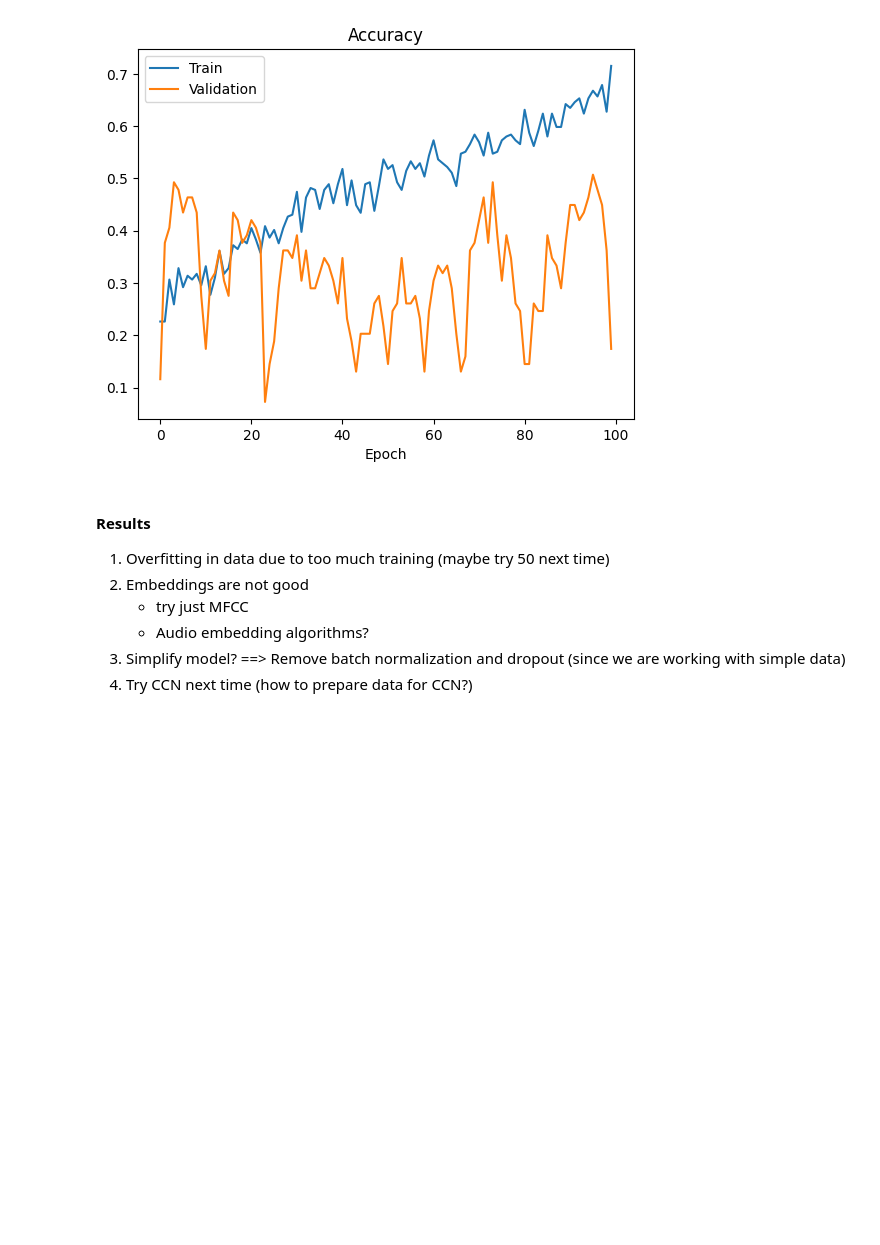
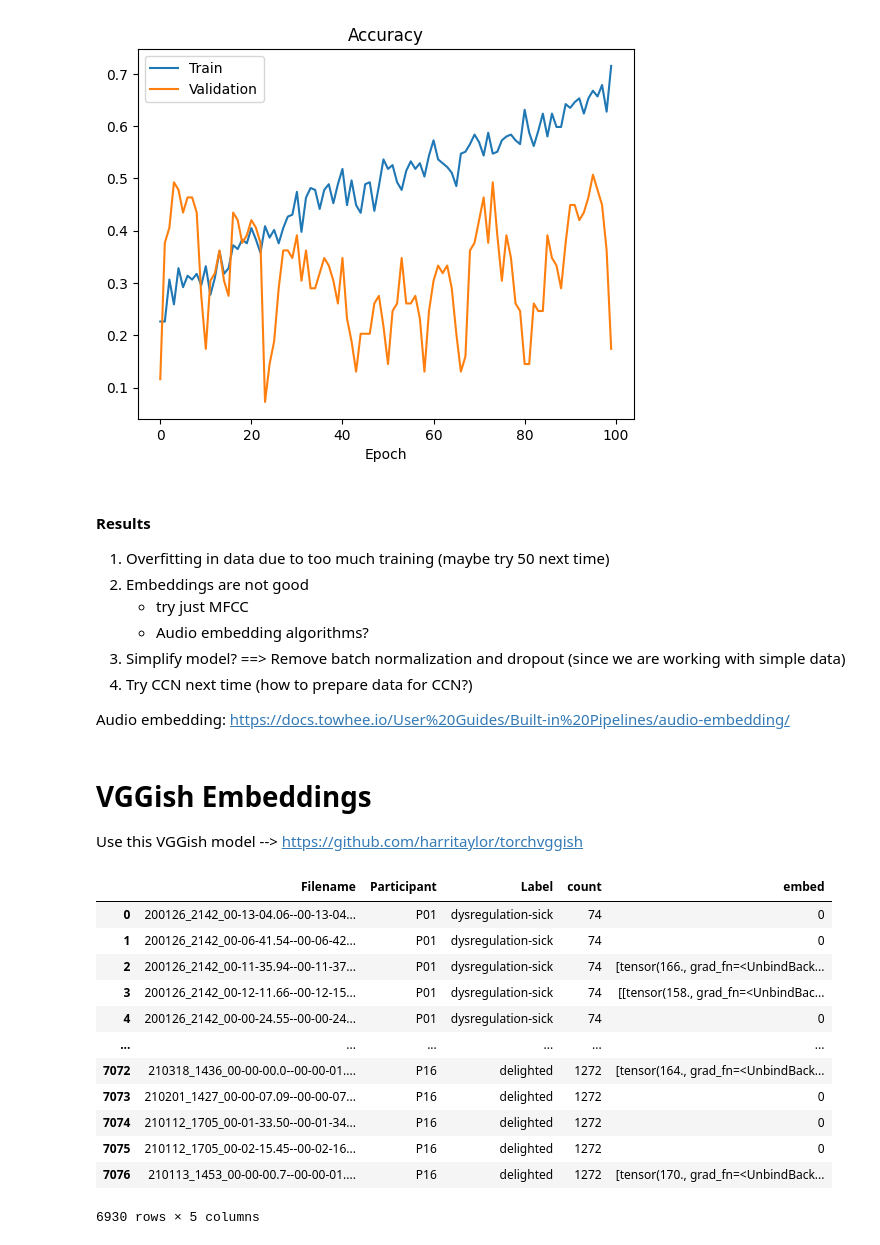
Before and after one commit to visheshnarayan/download_recanvo, a Jupyter notebook: notebooks/vocal_classification.ipynb, the cells around one changed output. Drawn from its saved outputs; the diff is of its cells as text; code cells hidden in the pictures; blank space fills up the shorter version.

Commit message:
Trained model on old embeddings, exploring VGGish and updated README

```diff
--- a/notebooks/vocal_classification.ipynb
+++ b/notebooks/vocal_classification.ipynb
@@ -569,3 +574,9 @@ visualize_acc(history)
     * Audio embedding algorithms?
 3. Simplify model? ==> Remove batch normalization and dropout (since we are working with simple data)
 4. Try CCN next time (how to prepare data for CCN?)
+
+Audio embedding: https://docs.towhee.io/User%20Guides/Built-in%20Pipelines/audio-embedding/
+# %% [markdown]
+# VGGish Embeddings
+
+Use this VGGish model --> https://github.com/harritaylor/torchvggish
@@ -571,0 +600,18 @@ visualize_acc(history)
+# %%
+# load data
+df=pd.read_pickle("/Users/visheshnarayan/Documents/AutismResearch/preprocessed_pickles/preprocessed_data.pickle")
+df
+# %% [output]
+|  | Filename | Participant | Label | count | embed |
+| 0 | 200126_2142_00-13-04.06--00-13-04... | P01 | dysregulation-sick | 74 | 0 |
+| 1 | 200126_2142_00-06-41.54--00-06-42... | P01 | dysregulation-sick | 74 | 0 |
+| 2 | 200126_2142_00-11-35.94--00-11-37... | P01 | dysregulation-sick | 74 | [tensor(166., grad_fn=<UnbindBack... |
+| 3 | 200126_2142_00-12-11.66--00-12-15... | P01 | dysregulation-sick | 74 | [[tensor(158., grad_fn=<UnbindBac... |
+| 4 | 200126_2142_00-00-24.55--00-00-24... | P01 | dysregulation-sick | 74 | 0 |
+| ... | ... | ... | ... | ... | ... |
+| 7072 | 210318_1436_00-00-00.0--00-00-01.... | P16 | delighted | 1272 | [tensor(164., grad_fn=<UnbindBack... |
+| 7073 | 210201_1427_00-00-07.09--00-00-07... | P16 | delighted | 1272 | 0 |
+| 7074 | 210112_1705_00-01-33.50--00-01-34... | P16 | delighted | 1272 | 0 |
+| 7075 | 210112_1705_00-02-15.45--00-02-16... | P16 | delighted | 1272 | 0 |
+| 7076 | 210113_1453_00-00-00.7--00-00-01.... | P16 | delighted | 1272 | [tensor(170., grad_fn=<UnbindBack... |
+6930 rows × 5 columns
```
Also changed, not shown: parts of 12 cells of this notebook, 5 other files.
